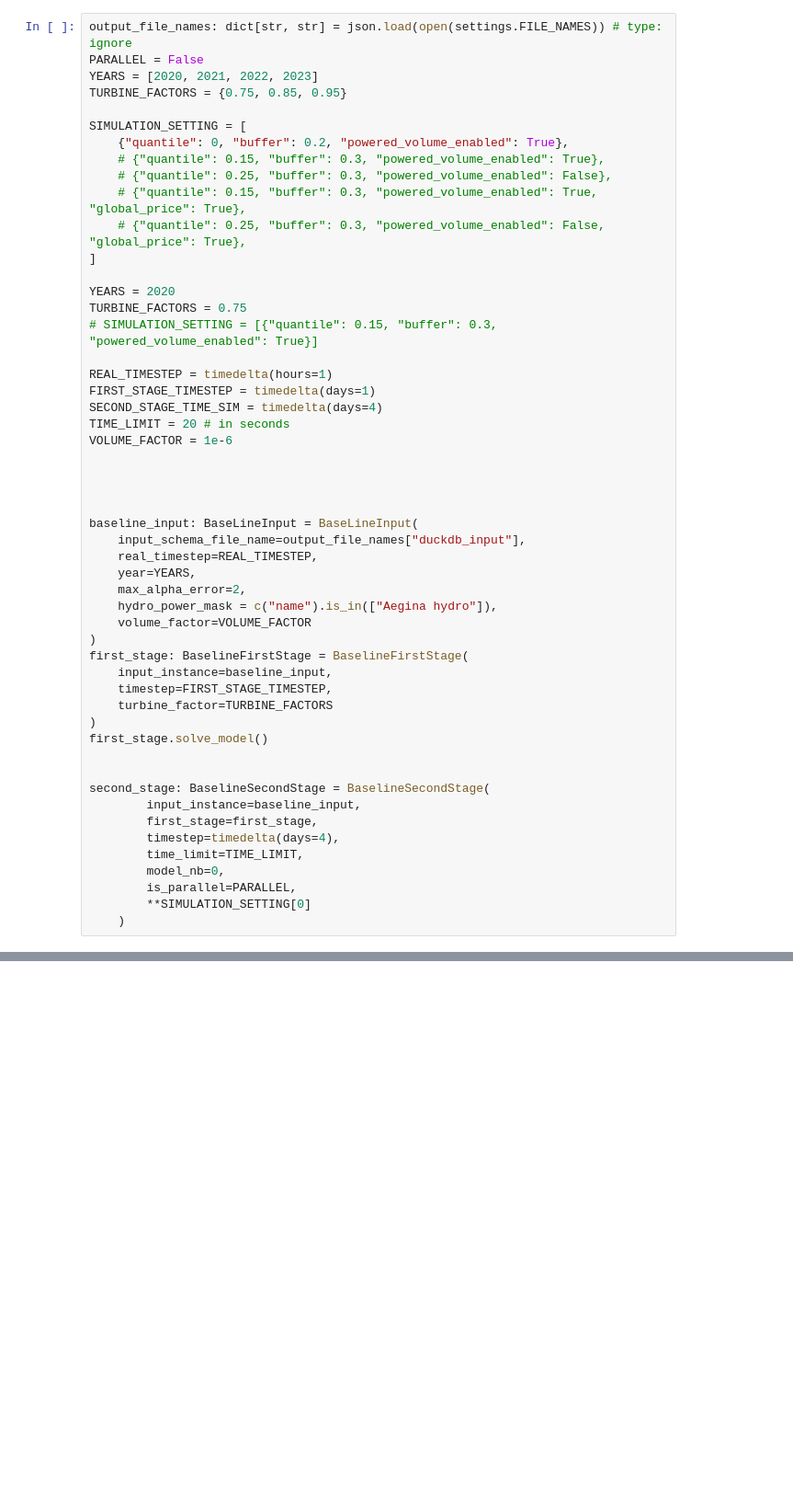
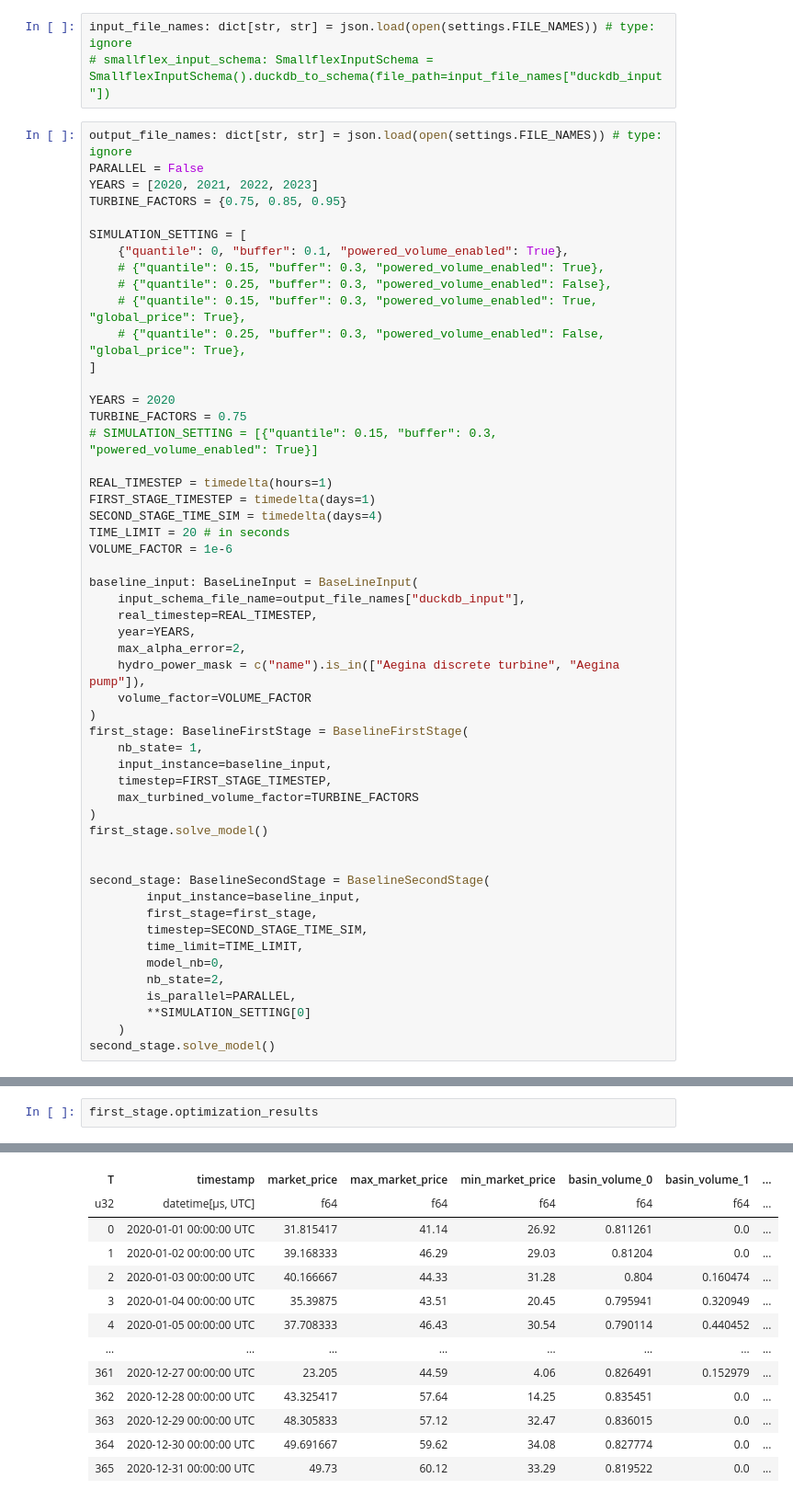
Before and after one commit to heig-vd-ie/smallflex-vpp-codes, a Jupyter notebook: notebook/base_line.ipynb, the cells around one changed output, grey strips where cells are left out. Shown: that part at 92% size. Saved outputs shown, nothing was run; the diff lists cells and outputs as text; blank space fills up the shorter version.

Commit message:
Continue changing model

```diff
--- a/notebook/base_line.ipynb
+++ b/notebook/base_line.ipynb
@@ -41,3 +42,6 @@ os.environ['GRB_LICENSE_FILE'] = os.environ["HOME"] + "/gurobi_license/gurobi.li
+# %%
+input_file_names: dict[str, str] = json.load(open(settings.FILE_NAMES)) # type: ignore
+# smallflex_input_schema: SmallflexInputSchema = SmallflexInputSchema().duckdb_to_schema(file_path=input_file_names["duckdb_input"])
 # %%
 output_file_names: dict[str, str] = json.load(open(settings.FILE_NAMES)) # type: ignore
 PARALLEL = False
@@ -45,7 +49,7 @@ YEARS = [2020, 2021, 2022, 2023]
 TURBINE_FACTORS = {0.75, 0.85, 0.95}
 
 SIMULATION_SETTING = [
-    {"quantile": 0, "buffer": 0.2, "powered_volume_enabled": True},
+    {"quantile": 0, "buffer": 0.1, "powered_volume_enabled": True},
     # {"quantile": 0.15, "buffer": 0.3, "powered_volume_enabled": True},
     # {"quantile": 0.25, "buffer": 0.3, "powered_volume_enabled": False},
     # {"quantile": 0.15, "buffer": 0.3, "powered_volume_enabled": True, "global_price": True},
@@ -62,21 +66,19 @@ SECOND_STAGE_TIME_SIM = timedelta(days=4)
 TIME_LIMIT = 20 # in seconds
 VOLUME_FACTOR = 1e-6
 
-
-
-
 baseline_input: BaseLineInput = BaseLineInput(
     input_schema_file_name=output_file_names["duckdb_input"],
     real_timestep=REAL_TIMESTEP,
     year=YEARS,
     max_alpha_error=2,
-    hydro_power_mask = c("name").is_in(["Aegina hydro"]),
+    hydro_power_mask = c("name").is_in(["Aegina discrete turbine", "Aegina pump"]),
     volume_factor=VOLUME_FACTOR
 )
 first_stage: BaselineFirstStage = BaselineFirstStage(
+    nb_state= 1,
     input_instance=baseline_input,
     timestep=FIRST_STAGE_TIMESTEP,
-    turbine_factor=TURBINE_FACTORS
+    max_turbined_volume_factor=TURBINE_FACTORS
 )
 first_stage.solve_model()
 
@@ -84,9 +86,11 @@ first_stage.solve_model()
 second_stage: BaselineSecondStage = BaselineSecondStage(
         input_instance=baseline_input,
         first_stage=first_stage,
-        timestep=timedelta(days=4),
+        timestep=SECOND_STAGE_TIME_SIM,
         time_limit=TIME_LIMIT,
         model_nb=0,
+        nb_state=2,
         is_parallel=PARALLEL,
         **SIMULATION_SETTING[0]
     )
+second_stage.solve_model()
@@ -124,0 +747,3 @@ shape: (4, 17)
+# %%
+first_stage.optimization_results
+# %% [output]
@@ -124,0 +751,13 @@ shape: (4, 17)
+| T | timestamp | market_price | max_market_price | min_market_price | basin_volume_0 | basin_volume_1 | ... |
+| u32 | datetime[μs, UTC] | f64 | f64 | f64 | f64 | f64 | ... |
+| 0 | 2020-01-01 00:00:00 UTC | 31.815417 | 41.14 | 26.92 | 0.811261 | 0.0 | ... |
+| 1 | 2020-01-02 00:00:00 UTC | 39.168333 | 46.29 | 29.03 | 0.81204 | 0.0 | ... |
+| 2 | 2020-01-03 00:00:00 UTC | 40.166667 | 44.33 | 31.28 | 0.804 | 0.160474 | ... |
+| 3 | 2020-01-04 00:00:00 UTC | 35.39875 | 43.51 | 20.45 | 0.795941 | 0.320949 | ... |
+| 4 | 2020-01-05 00:00:00 UTC | 37.708333 | 46.43 | 30.54 | 0.790114 | 0.440452 | ... |
+| … | … | … | … | … | … | … | ... |
+| 361 | 2020-12-27 00:00:00 UTC | 23.205 | 44.59 | 4.06 | 0.826491 | 0.152979 | ... |
+| 362 | 2020-12-28 00:00:00 UTC | 43.325417 | 57.64 | 14.25 | 0.835451 | 0.0 | ... |
+| 363 | 2020-12-29 00:00:00 UTC | 48.305833 | 57.12 | 32.47 | 0.836015 | 0.0 | ... |
+| 364 | 2020-12-30 00:00:00 UTC | 49.691667 | 59.62 | 34.08 | 0.827774 | 0.0 | ... |
+| 365 | 2020-12-31 00:00:00 UTC | 49.73 | 60.12 | 33.29 | 0.819522 | 0.0 | ... |
```
Also changed, not shown: parts of 56 cells of this notebook, 23 other files.
